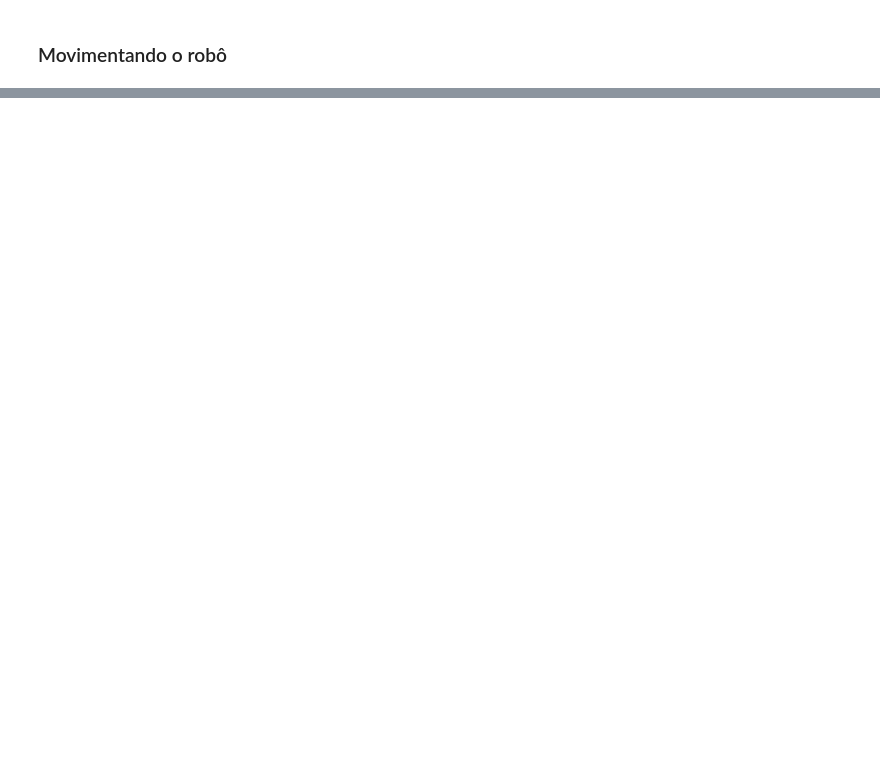
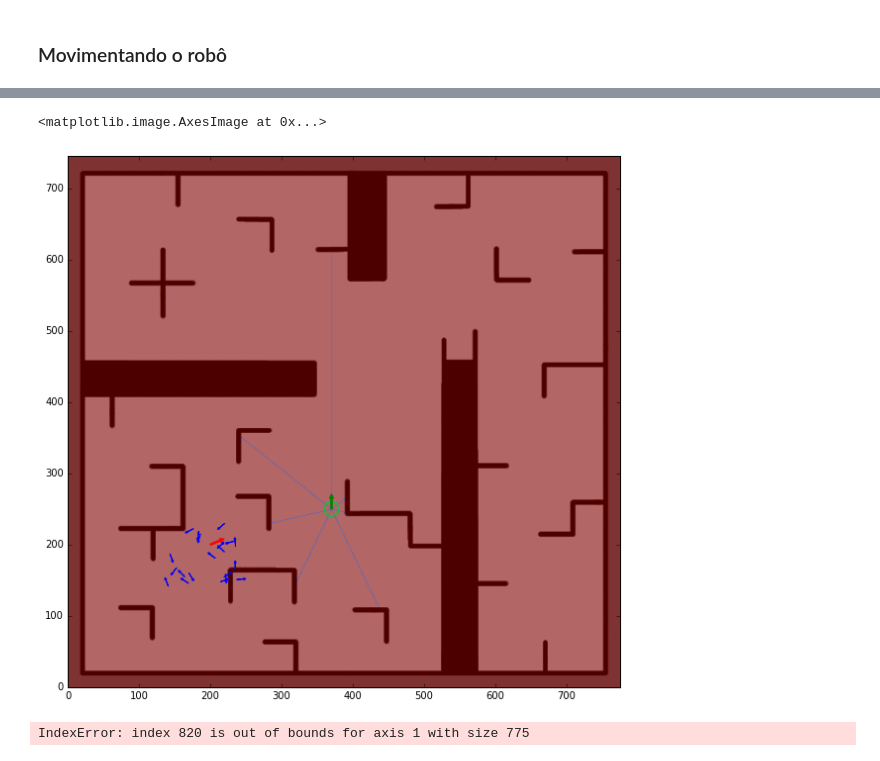
Before and after one commit to filipefborba/projeto2_robotica, a Jupyter notebook: ParticleFilter_update.ipynb, the cells around one changed output, grey strips where cells are left out. Cells and saved outputs as stored; diff of their text form; code cells hidden in the pictures; blank space fills up the shorter version.

```diff
--- a/ParticleFilter_update.ipynb
+++ b/ParticleFilter_update.ipynb
@@ -344,0 +397,33 @@ movimentos = [[-10, -10, 0], [-10, 10, 0], [-10,0,0], [-10, 0, 0],
+# %%
+leituras, lidar_map = inspercles.nb_simulate_lidar(pose, angles, np_image)
+mapa = desenhar_mapa(color_image, particles = novas_particulas, initial_position=initial_pose, pose=pose, robot=True)
+mapa.imshow(lidar_map, alpha=0.6)
+# %% [output]
+<matplotlib.image.AxesImage at 0x...>
+[figure, added]
+# %%
+plt.ioff() # Desliga o modo interativo, para nao aparecerem muitas imagens no meio
+
+frames = 1
+
+for delta in movimentos:
+    deslocamento(novas_particulas, delta, pose)
+
+    # Simula a leitura do lidar
+    leituras, lidar_map = inspercles.nb_simulate_lidar(pose, angles, np_image)
+
+    # Desenha as particulas
+    mapa = desenhar_mapa(color_image, particles = novas_particulas, initial_position=initial_pose, pose=pose, robot=True)
+    #ax.imshow(occupancy_image, alph.2)
+    # Desenha o mapa do lidar
+    mapa.imshow(lidar_map, alpha=0.5)
+
+    plt.savefig("anim%04d.png"%frames, bounds="tight")
+
+    frames+=1
+    plt.close('all')
+
+
+plt.ion()
+# %% [output]
+IndexError: index 820 is out of bounds for axis 1 with size 775
```
Also changed, not shown: parts of 9 cells of this notebook, 35 other files.
